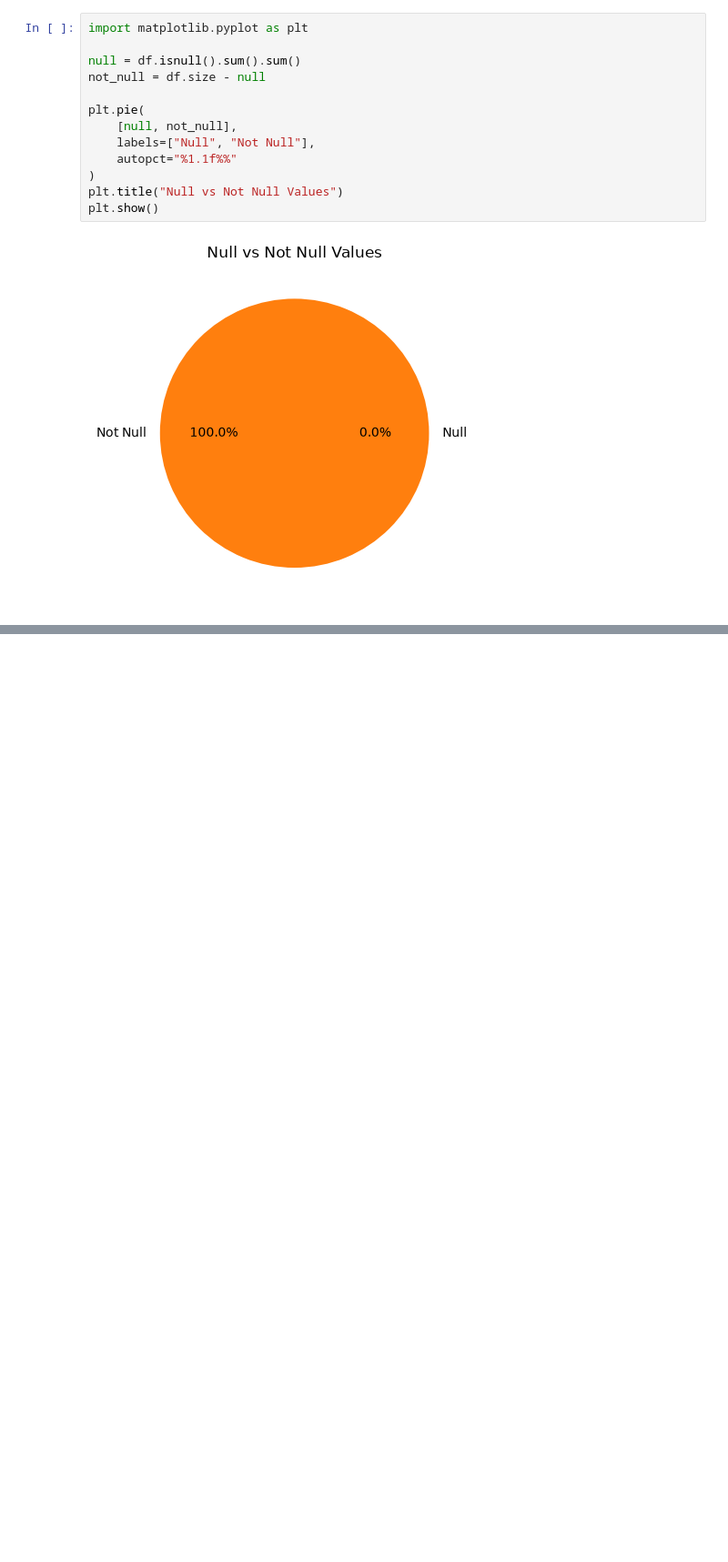
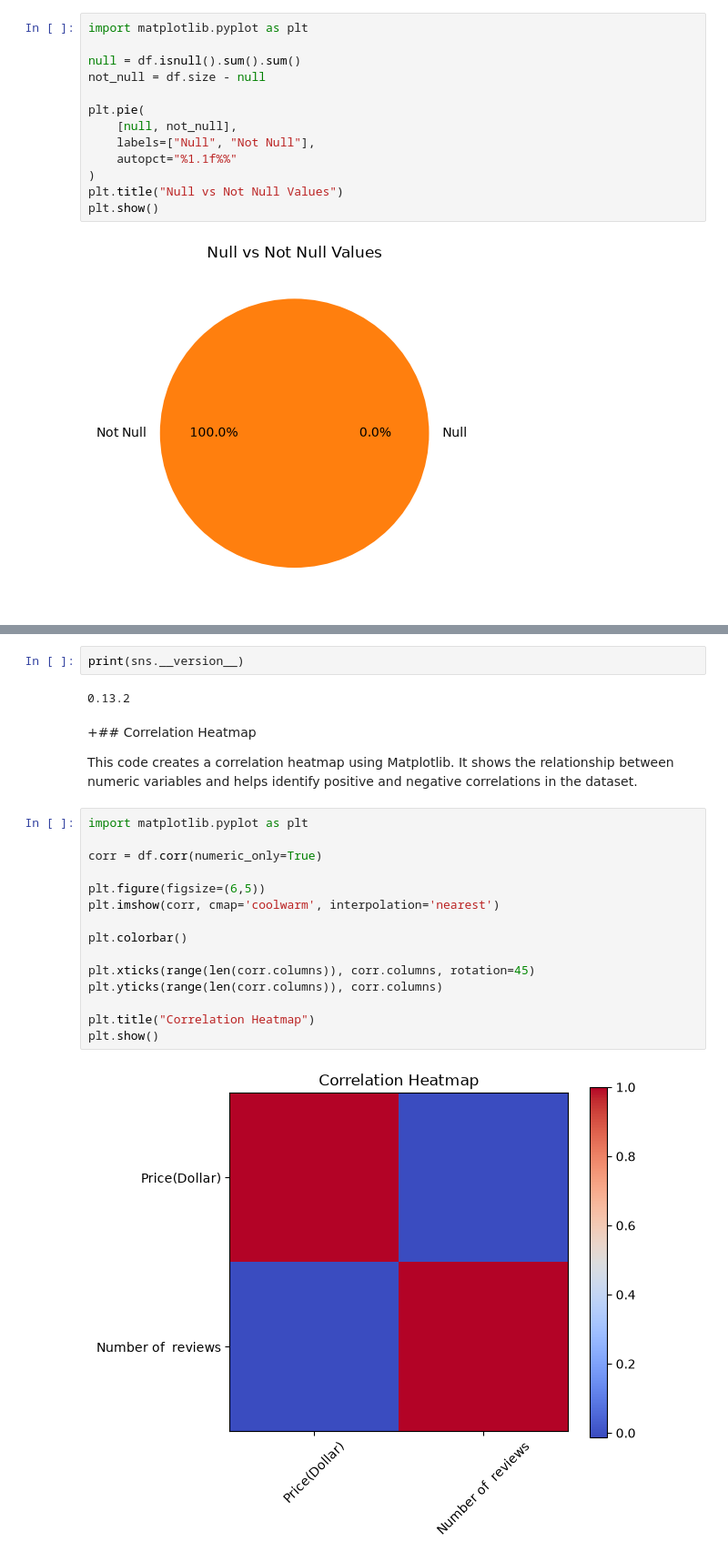
Before and after one commit to np500468-glitch/python, a Jupyter notebook: Amazon_Data.ipynb, the cells around one changed output, grey strips where cells are left out. Shown at 91% size. Saved outputs shown, nothing was run; the diff lists cells and outputs as text; blank space fills up the shorter version.

```diff
--- a/Amazon_Data.ipynb
+++ b/Amazon_Data.ipynb
@@ -613,0 +704,25 @@ plt.show()
+# %%
+print(sns.__version__)
+# %% [output]
+0.13.2
+# %% [markdown]
++## Correlation Heatmap
+
+This code creates a correlation heatmap using Matplotlib. It shows the relationship between numeric variables and helps identify positive and negative correlations in the dataset.
+# %%
+import matplotlib.pyplot as plt
+
+corr = df.corr(numeric_only=True)
+
+plt.figure(figsize=(6,5))
+plt.imshow(corr, cmap='coolwarm', interpolation='nearest')
+
+plt.colorbar()
+
+plt.xticks(range(len(corr.columns)), corr.columns, rotation=45)
+plt.yticks(range(len(corr.columns)), corr.columns)
+
+plt.title("Correlation Heatmap")
+plt.show()
+# %% [output]
+[figure, added]
```
Also changed, not shown: parts of 27 cells of this notebook, 1 other file.
